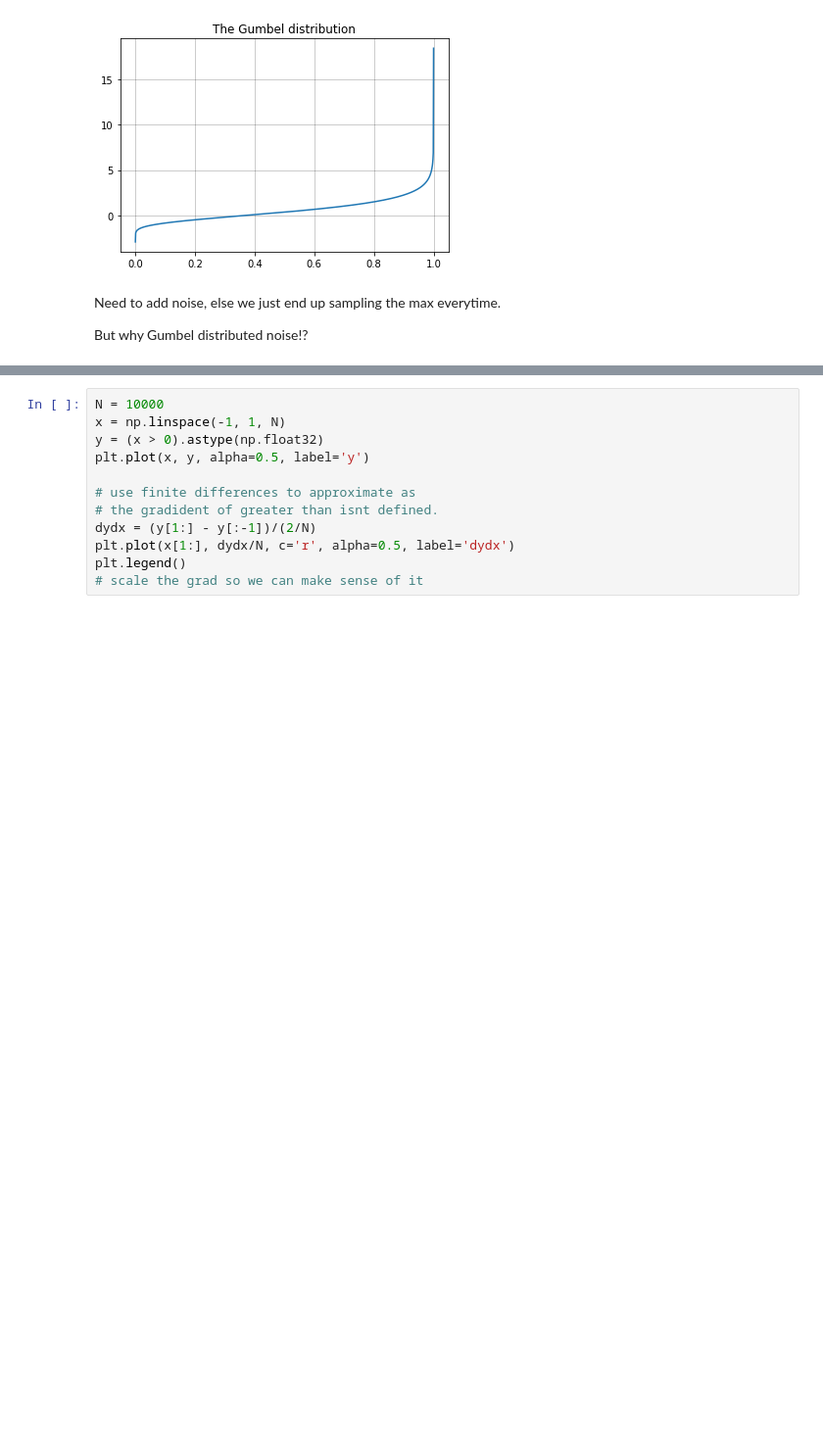
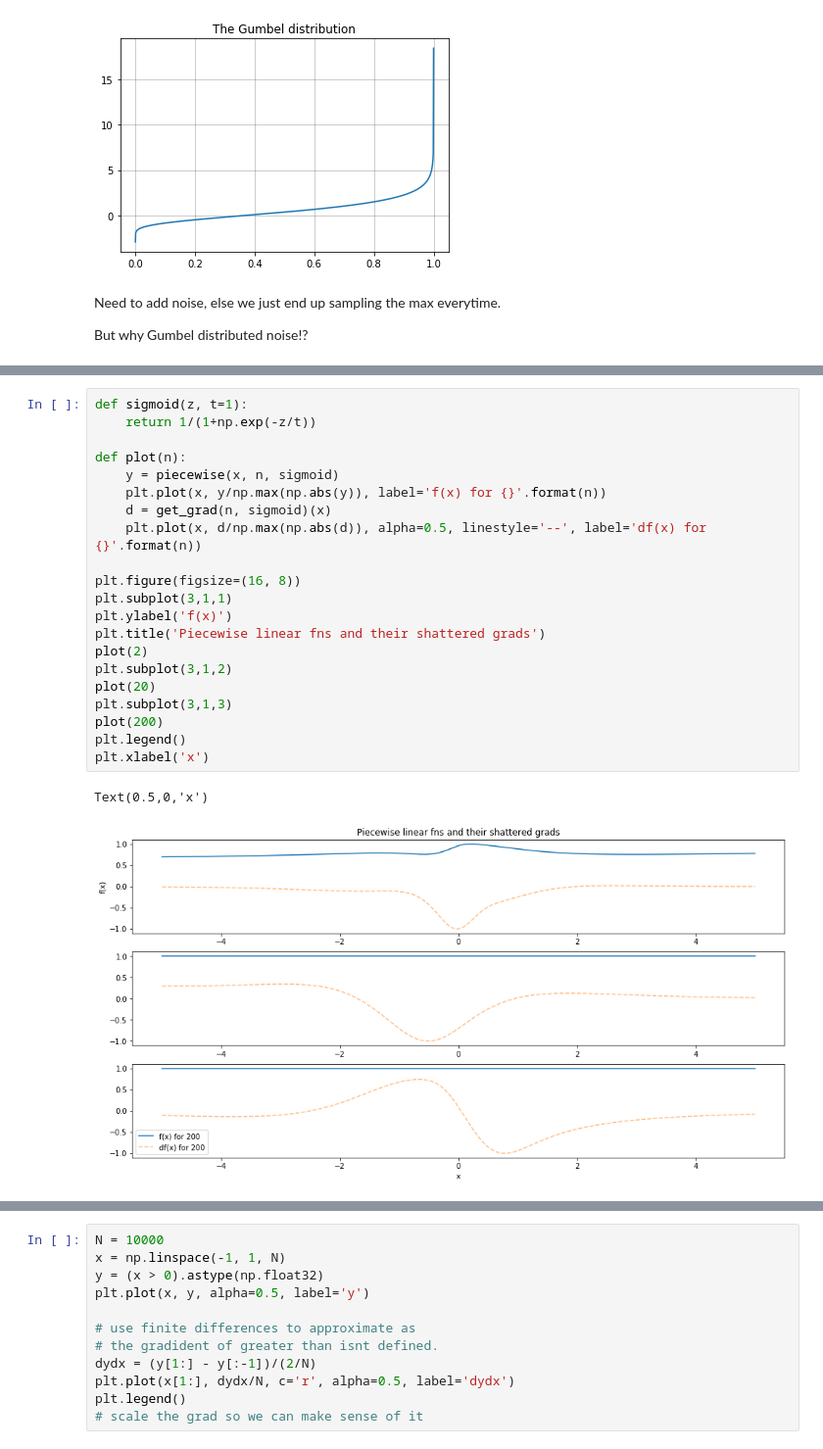
Before and after one commit to act65/datasci, a Jupyter notebook: gradient-estimation/estimation.ipynb, the cells around one changed output, grey strips where cells are left out. Shown at 98% size. Saved outputs shown, nothing was run; the diff lists cells and outputs as text; blank space fills up the shorter version.

```diff
--- a/gradient-estimation/estimation.ipynb
+++ b/gradient-estimation/estimation.ipynb
@@ -391,0 +473,24 @@ plt.legend()
+# %%
+def sigmoid(z, t=1):
+    return 1/(1+np.exp(-z/t))
+
+def plot(n):
+    y = piecewise(x, n, sigmoid)
+    plt.plot(x, y/np.max(np.abs(y)), label='f(x) for {}'.format(n))
+    d = get_grad(n, sigmoid)(x)
+    plt.plot(x, d/np.max(np.abs(d)), alpha=0.5, linestyle='--', label='df(x) for {}'.format(n))
+
+plt.figure(figsize=(16, 8))
+plt.subplot(3,1,1)
+plt.ylabel('f(x)')
+plt.title('Piecewise linear fns and their shattered grads')
+plot(2)
+plt.subplot(3,1,2)
+plot(20)
+plt.subplot(3,1,3)
+plot(200)
+plt.legend()
+plt.xlabel('x')
+# %% [output]
+Text(0.5,0,'x')
+[figure, added]
```
Also changed, not shown: parts of 16 cells of this notebook.
